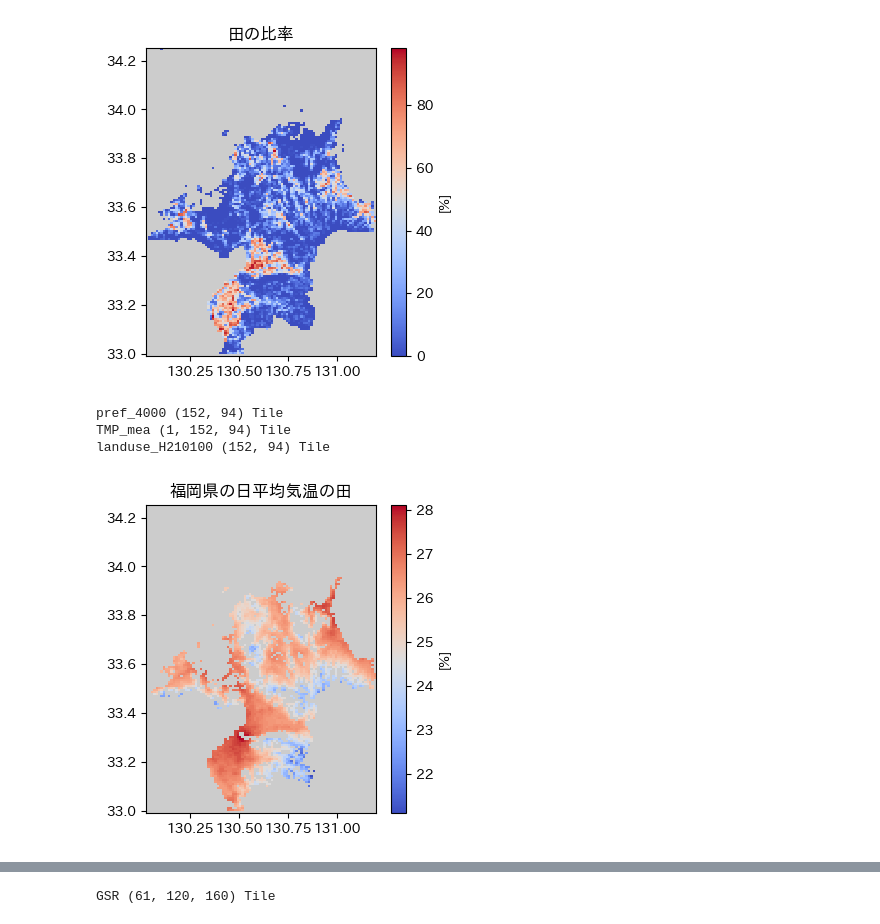
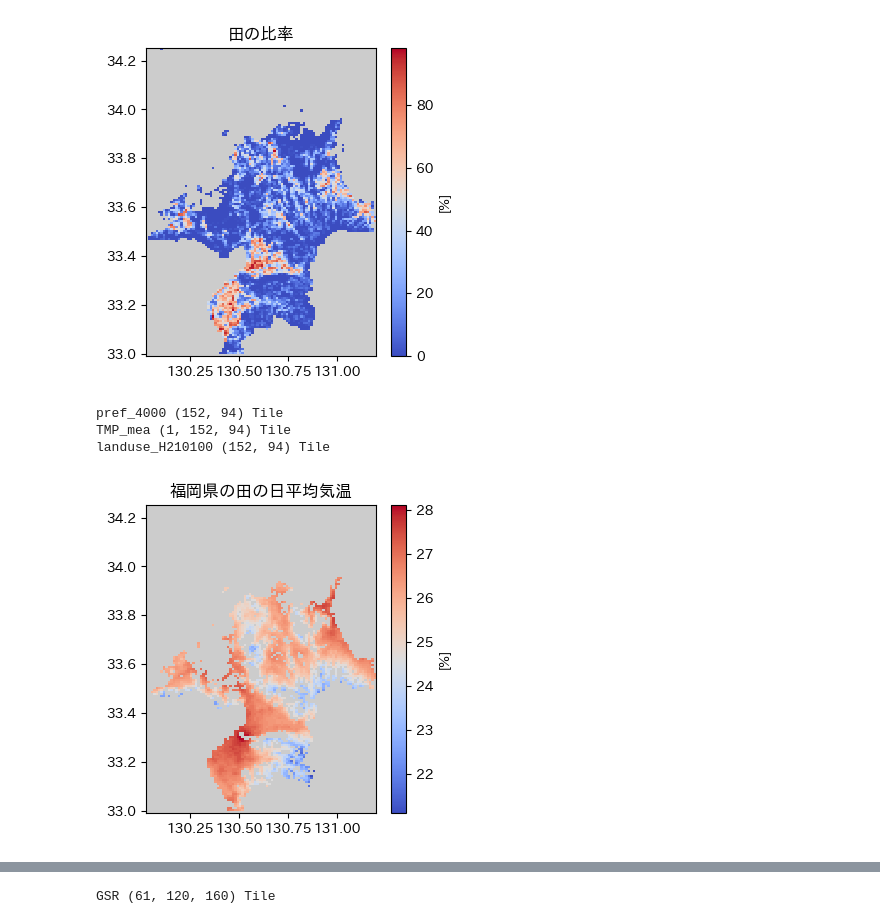
Before and after one commit to 1900690/Agro-Meteorological-Grid-Square-Data, a Jupyter notebook: 1kmメッシュ気象情報.ipynb, the cells around one changed output, grey strips where cells are left out. Saved outputs shown, nothing was run; the diff lists cells and outputs as text; code cells hidden in the pictures.

```diff
--- a/1kmメッシュ気象情報.ipynb
+++ b/1kmメッシュ気象情報.ipynb
@@ -753,38 +783,38 @@ else:
   # 設定に基づき気象データを取得
   data, tim, lat, lon, nam, uni = amd.GetMetData(nani, itsu, doko, namuni=True)
   Ta = data[0,:,:]
-  figname2=str(欲しい情報+"の")
+  figname2=str(欲しい情報)
 
 
 if 種別== '-':
   pad =1
   figname3=str("")
 else:
   # 分布率データの取得
   lu01, lat, lon, nam, uni = amd.GetGeoData(syubetu, doko, namuni=True)
-  figname3=str(種別)
+  figname3=str(種別+"の")
   # 比率が０でないメッシュを抽出
   if 欲しい情報== '-':
     pad =lu01
   else:
     pad = np.where(lu01>0, 1, np.nan)
 
 # 二つの条件の「かつ」で気象データにマスクを掛ける
 TaAp = Ta * prf * pad
 
 # 図化
 amd.mapfig(TaAp, lat, lon,
         #minmax=[-10,40],
         #figsize=[5,5],
-        figtitle=figname1+figname2+figname3,
+        figtitle=figname1+figname3+figname2,
         barlabel=f'[{uni}]',
         filename=県+'_'+欲しい情報+'_'+種別+'.png',
         cmap='coolwarm')
 # %% [output]
 pref_4000 (152, 94) Tile
 TMP_mea (1, 152, 94) Tile
 landuse_H210100 (152, 94) Tile
-[figure, old version]
+[figure, new version]
 # %%
 #@title 図をダウンロード
 files.download(県+'_'+欲しい情報+'_'+種別+'.png')
```
Also changed, not shown: parts of 37 cells of this notebook.
